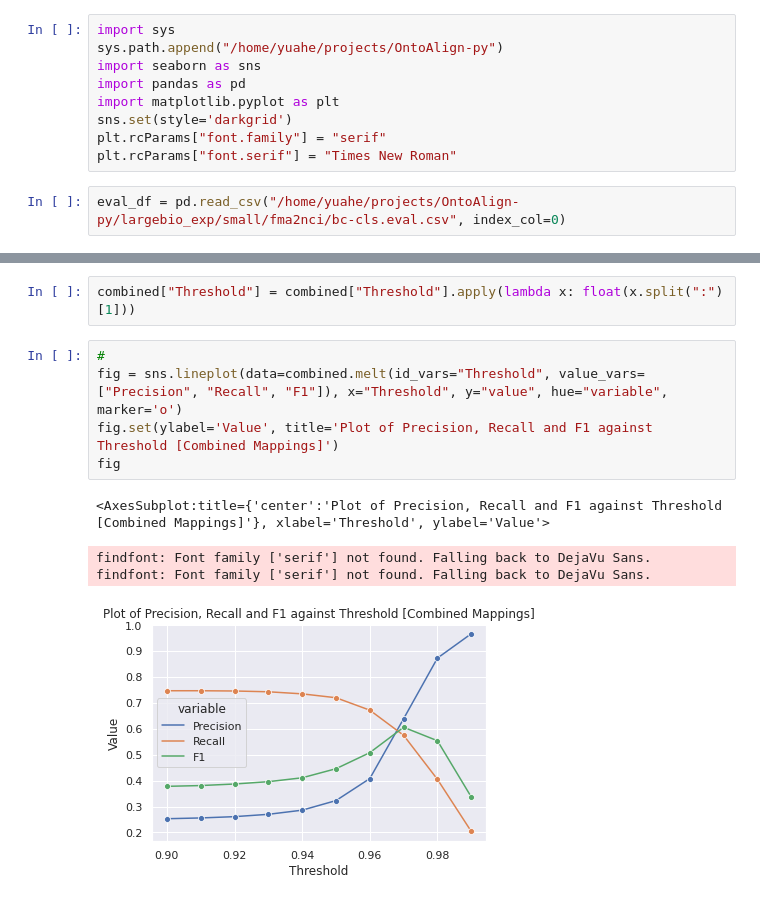
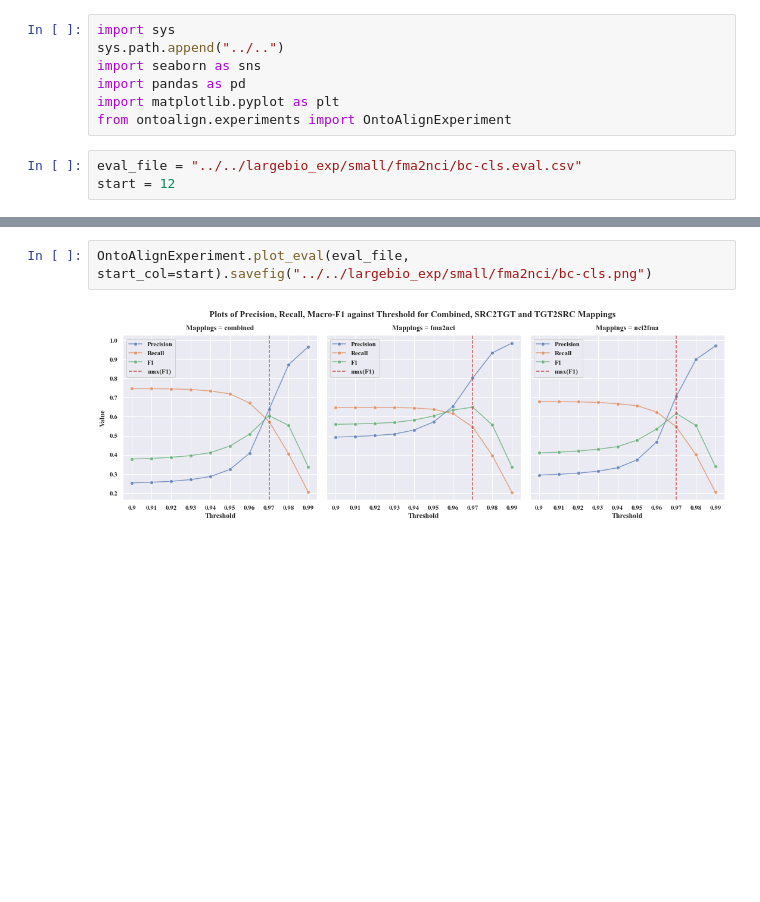
Before and after one commit to KRR-Oxford/BERTMap, a Jupyter notebook: scripts/testing/test_plot_eval.ipynb, the cells around one changed output, grey strips where cells are left out. Saved outputs shown, nothing was run; the diff lists cells and outputs as text; blank space fills up the shorter version.

Commit message:
add eval plot method

```diff
--- a/scripts/testing/test_plot_eval.ipynb
+++ b/scripts/testing/test_plot_eval.ipynb
@@ -1,11 +1,10 @@
 # %%
 import sys
-sys.path.append("/home/yuahe/projects/OntoAlign-py")
+sys.path.append("../..")
 import seaborn as sns
 import pandas as pd
 import matplotlib.pyplot as plt
-sns.set(style='darkgrid')
-plt.rcParams["font.family"] = "serif"
-plt.rcParams["font.serif"] = "Times New Roman"
+from ontoalign.experiments import OntoAlignExperiment
 # %%
-eval_df = pd.read_csv("/home/yuahe/projects/OntoAlign-py/largebio_exp/small/fma2nci/bc-cls.eval.csv", index_col=0)
+eval_file = "../../largebio_exp/small/fma2nci/bc-cls.eval.csv"
+start = 12
@@ -17,12 +11,4 @@ tgt2src_inds = eval_df.iloc[start+2::3].reset_index().rename(columns={"index": "
-# %%
-combined["Threshold"] = combined["Threshold"].apply(lambda x: float(x.split(":")[1]))
-# %%
-#
-fig = sns.lineplot(data=combined.melt(id_vars="Threshold", value_vars=["Precision", "Recall", "F1"]), x="Threshold", y="value", hue="variable", marker='o')
-fig.set(ylabel='Value', title='Plot of Precision, Recall and F1 against Threshold [Combined Mappings]')
-fig
-# %% [output]
-<AxesSubplot:title={'center':'Plot of Precision, Recall and F1 against Threshold [Combined Mappings]'}, xlabel='Threshold', ylabel='Value'>
-findfont: Font family ['serif'] not found. Falling back to DejaVu Sans.
-findfont: Font family ['serif'] not found. Falling back to DejaVu Sans.
-[figure, removed]
+# %%
+OntoAlignExperiment.plot_eval(eval_file, start_col=start).savefig("../../largebio_exp/small/fma2nci/bc-cls.png")
+# %% [output]
+[figure, added]
```
Also changed, not shown: parts of 1 cell of this notebook, 2 other files.
